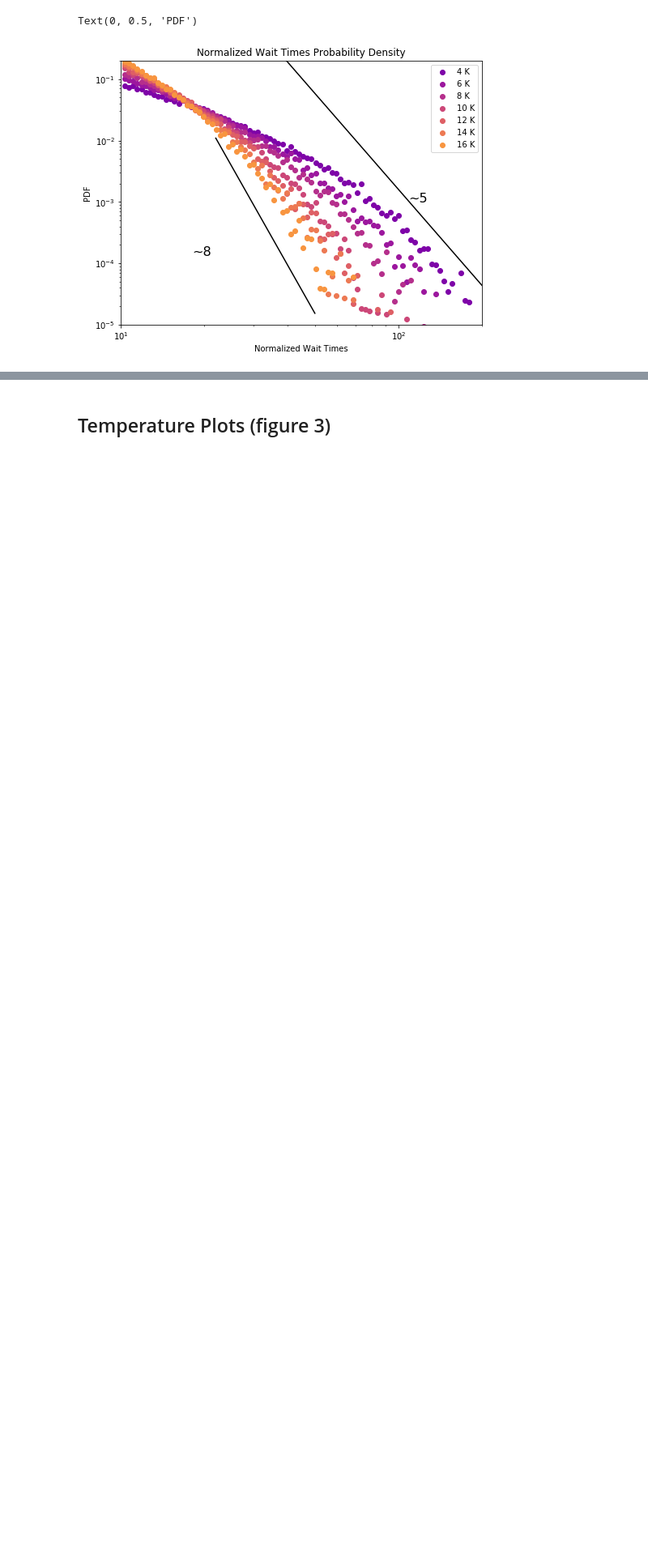
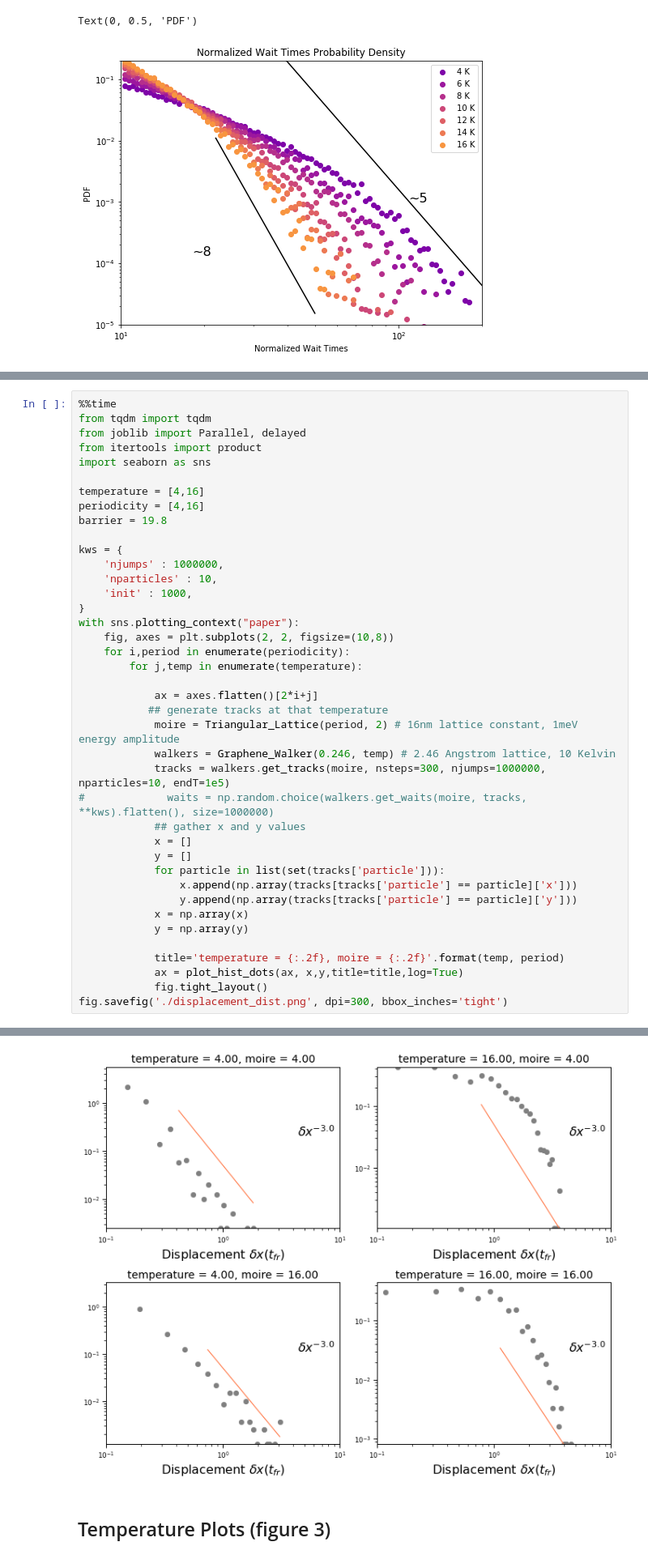
Before and after one commit to asaiacai/moire_walk, a Jupyter notebook: visualize.ipynb, the cells around one changed output, grey strips where cells are left out. Shown at 81% size. Saved outputs shown, nothing was run; the diff lists cells and outputs as text; blank space fills up the shorter version.

Commit message:
dist of displacement plot added

```diff
--- a/visualize.ipynb
+++ b/visualize.ipynb
@@ -111,0 +143,41 @@ Text(0, 0.5, 'PDF')
+# %%
+%%time
+from tqdm import tqdm
+from joblib import Parallel, delayed
+from itertools import product
+import seaborn as sns
+
+temperature = [4,16]
+periodicity = [4,16]
+barrier = 19.8
+
+kws = {
+    'njumps' : 1000000,
+    'nparticles' : 10,
+    'init' : 1000,
+}
+with sns.plotting_context("paper"):
+    fig, axes = plt.subplots(2, 2, figsize=(10,8))
+    for i,period in enumerate(periodicity):
+        for j,temp in enumerate(temperature):
+
+            ax = axes.flatten()[2*i+j]
+           ## generate tracks at that temperature
+            moire = Triangular_Lattice(period, 2) # 16nm lattice constant, 1meV energy amplitude
+            walkers = Graphene_Walker(0.246, temp) # 2.46 Angstrom lattice, 10 Kelvin
+            tracks = walkers.get_tracks(moire, nsteps=300, njumps=1000000, nparticles=10, endT=1e5)
+#             waits = np.random.choice(walkers.get_waits(moire, tracks, **kws).flatten(), size=1000000)
+            ## gather x and y values
+            x = []
+            y = []
+            for particle in list(set(tracks['particle'])):
+                x.append(np.array(tracks[tracks['particle'] == particle]['x']))
+                y.append(np.array(tracks[tracks['particle'] == particle]['y']))
+            x = np.array(x)
+            y = np.array(y)
+
+            title='temperature = {:.2f}, moire = {:.2f}'.format(temp, period)
+            ax = plot_hist_dots(ax, x,y,title=title,log=True)
+            fig.tight_layout()
+fig.savefig('./displacement_dist.png', dpi=300, bbox_inches='tight')
+# %% [output]
@@ -112,2 +186,3 @@ Text(0, 0.5, 'PDF')
+[figure, added]
 # %% [markdown]
 ## Temperature Plots (figure 3)
```
Also changed, not shown: parts of 7 cells of this notebook.
